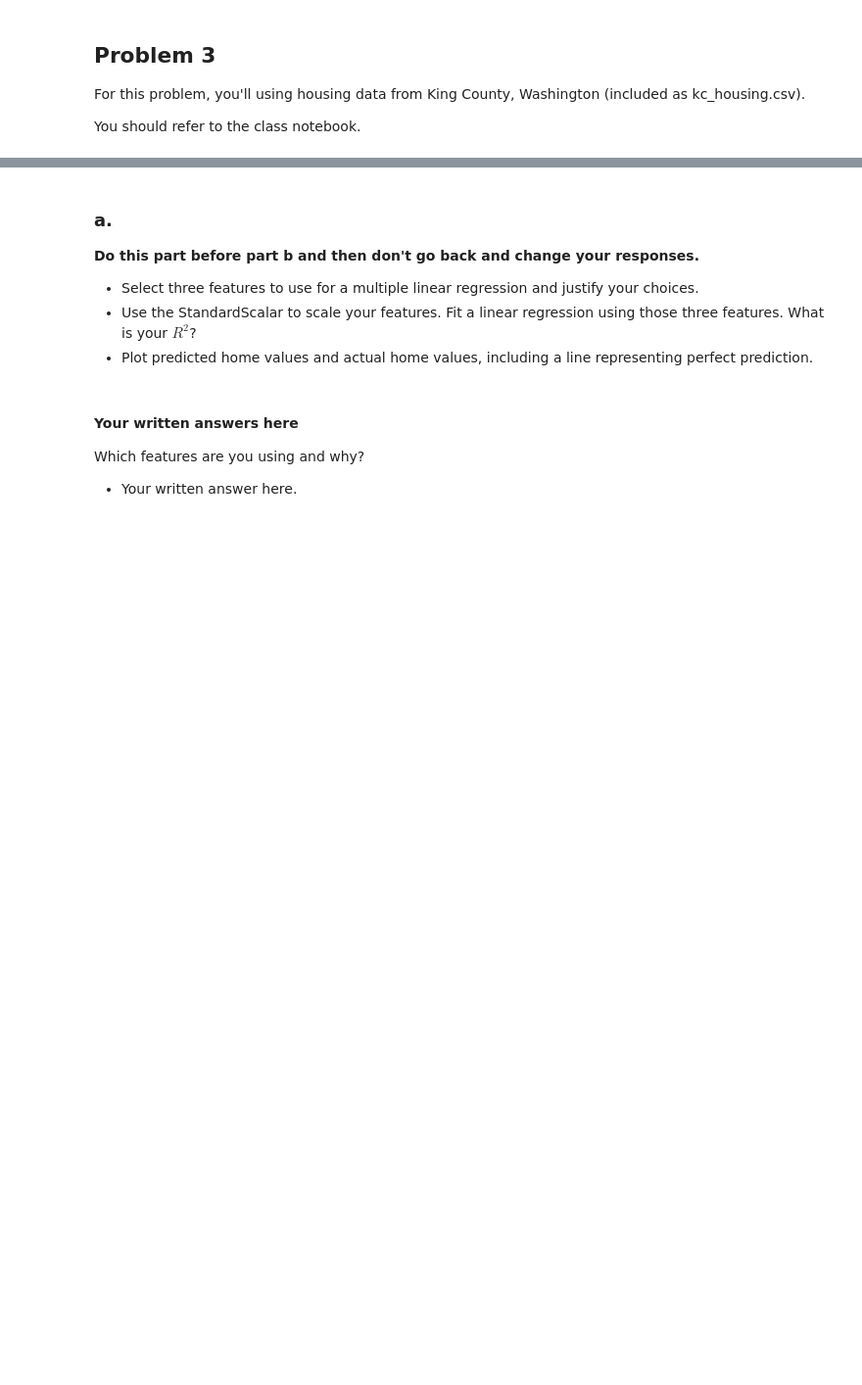
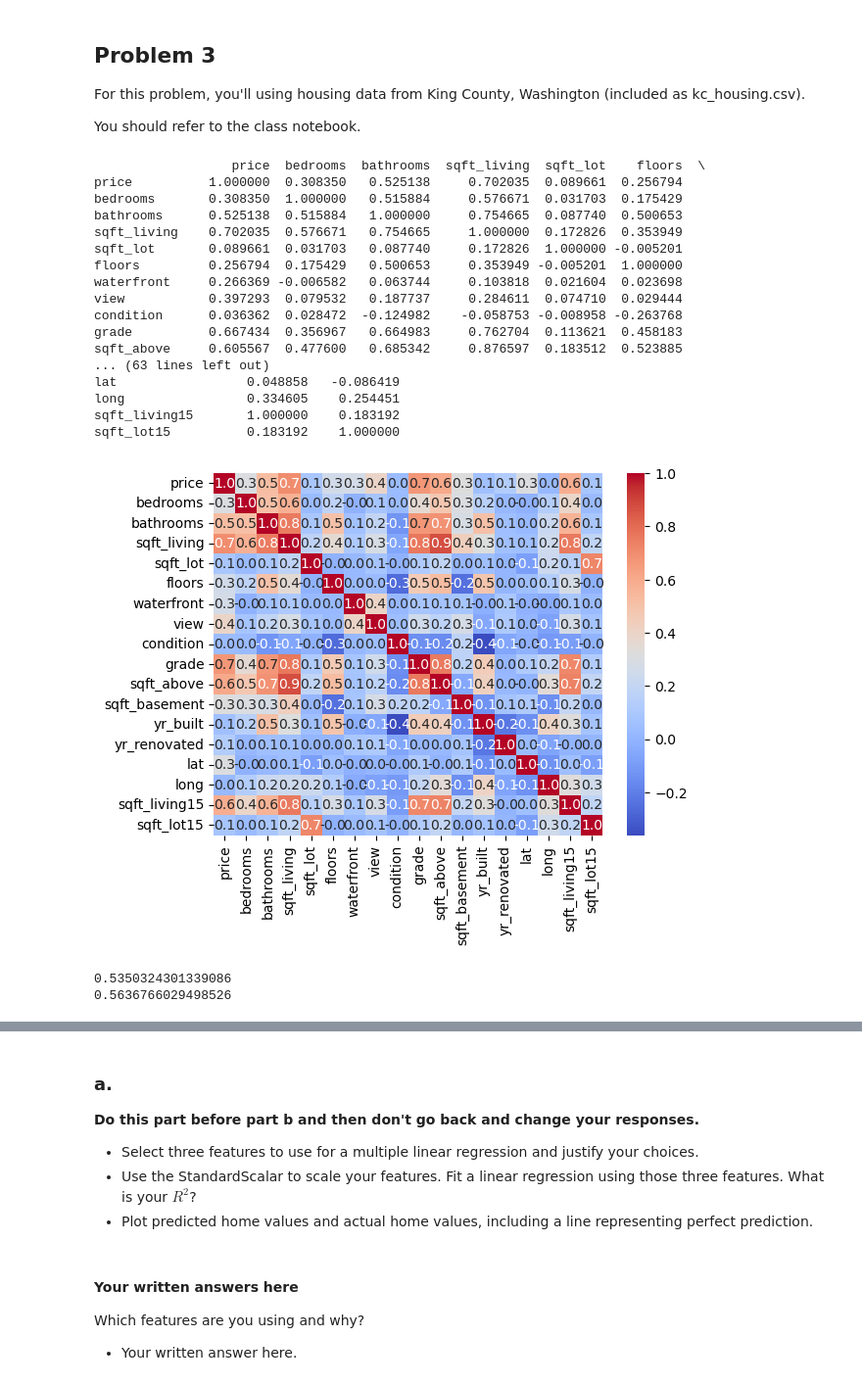
Before and after one commit to GettysburgDataScience/ps1-linear-regression-joinja01, a Jupyter notebook: PS1.ipynb, the cells around one changed output, grey strips where cells are left out. Shown at 98% size. Drawn from its saved outputs; the diff is of its cells as text; code cells hidden in the pictures; blank space fills up the shorter version.

```diff
--- a/PS1.ipynb
+++ b/PS1.ipynb
@@ -140,0 +209,67 @@ housing_df = pd.read_csv('kc_house_data.csv')
+# %%
+import pandas as pd
+import numpy as np
+import sklearn as sk
+
+import matplotlib.pyplot as plt
+import seaborn as sns
+
+housing_df = pd.read_csv('kc_house_data.csv')
+housing_df.drop(columns = ['id', 'date', 'zipcode'], inplace = True)
+
+correlation_matrix = housing_df.corr()
+print(correlation_matrix)
+
+import seaborn as sns
+sns.heatmap(correlation_matrix, annot=True, cmap='coolwarm', fmt='.1f')
+plt.show()
+# %% [output]
+                  price  bedrooms  bathrooms  sqft_living  sqft_lot    floors  \
+price          1.000000  0.308350   0.525138     0.702035  0.089661  0.256794
+bedrooms       0.308350  1.000000   0.515884     0.576671  0.031703  0.175429
+bathrooms      0.525138  0.515884   1.000000     0.754665  0.087740  0.500653
+sqft_living    0.702035  0.576671   0.754665     1.000000  0.172826  0.353949
+sqft_lot       0.089661  0.031703   0.087740     0.172826  1.000000 -0.005201
+floors         0.256794  0.175429   0.500653     0.353949 -0.005201  1.000000
+waterfront     0.266369 -0.006582   0.063744     0.103818  0.021604  0.023698
+view           0.397293  0.079532   0.187737     0.284611  0.074710  0.029444
+condition      0.036362  0.028472  -0.124982    -0.058753 -0.008958 -0.263768
+grade          0.667434  0.356967   0.664983     0.762704  0.113621  0.458183
+sqft_above     0.605567  0.477600   0.685342     0.876597  0.183512  0.523885
+... (63 lines left out)
+lat                 0.048858   -0.086419
+long                0.334605    0.254451
+sqft_living15       1.000000    0.183192
+sqft_lot15          0.183192    1.000000
+[figure, added]
+# %%
+from sklearn.preprocessing import StandardScaler
+features = ['grade', 'sqft_living','sqft_above']
+
+
+X = housing_df[features]
+y = housing_df['price']
+
+X=housing_df[features]
+y=housing_df['price']
+
+X_train, X_test, y_train, y_test = train_test_split(X, y, test_size=0.2, random_state=9)
+
+scaler = StandardScaler()
+X_train_scaled = scaler.fit_transform(X_train)
+X_test_scaled = scaler.transform(X_test)
+
+model_3 = LinearRegression()
+model_3.fit(X_train_scaled, y_train)
+
+y_pred_train = model_3.predict(X_train_scaled)
+y_pred_test = model_3.predict(X_test_scaled)
+
+R2_train = model_3.score(X_train_scaled, y_train)
+R2_test = model_3.score(X_test_scaled, y_test)
+
+print(R2_train)
+print(R2_test)
+# %% [output]
+0.5350324301339086
+0.5636766029498526
```
Also changed, not shown: parts of 22 cells of this notebook.
